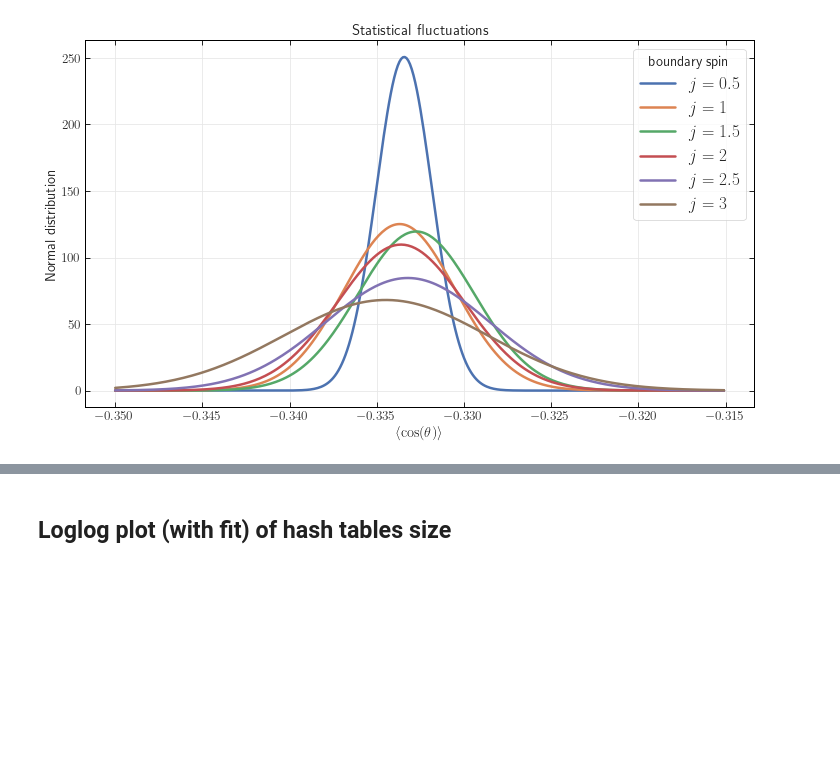
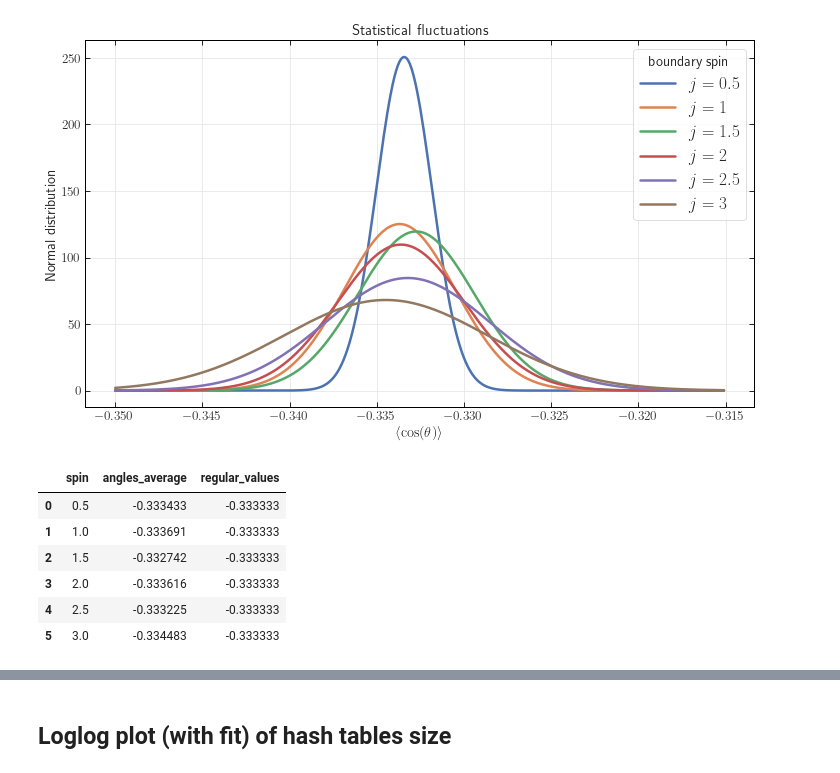
Before and after one commit to PietropaoloFrisoni/MCMC_16_cells_spinfoam, a Jupyter notebook: Python_interface.ipynb, the cells around one changed output, grey strips where cells are left out. Saved outputs shown, nothing was run; the diff lists cells and outputs as text; code cells hidden in the pictures; blank space fills up the shorter version.

```diff
--- a/Python_interface.ipynb
+++ b/Python_interface.ipynb
@@ -242,0 +260,10 @@ plt.show()
+# %%
+df
+# %% [output]
+|  | spin | angles_average | regular_values |
+| 0 | 0.5 | -0.333433 | -0.333333 |
+| 1 | 1.0 | -0.333691 | -0.333333 |
+| 2 | 1.5 | -0.332742 | -0.333333 |
+| 3 | 2.0 | -0.333616 | -0.333333 |
+| 4 | 2.5 | -0.333225 | -0.333333 |
+| 5 | 3.0 | -0.334483 | -0.333333 |
```
Also changed, not shown: parts of 9 cells of this notebook.
